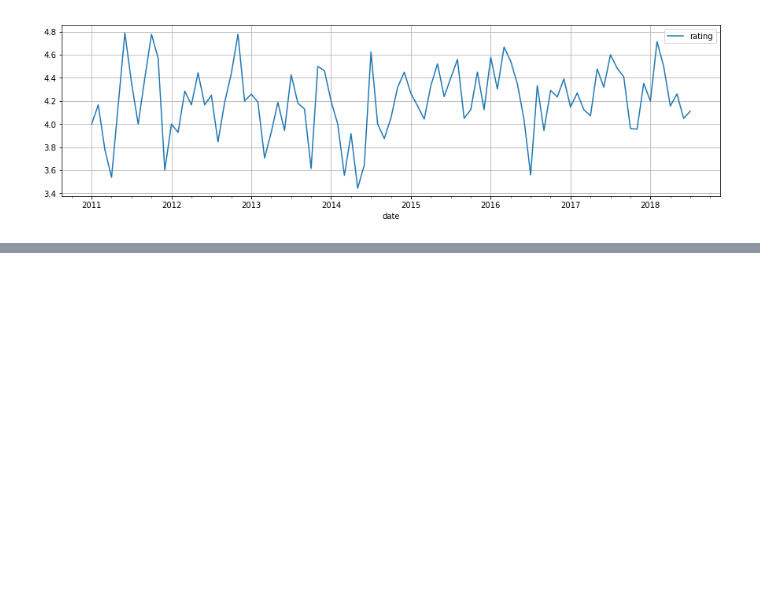
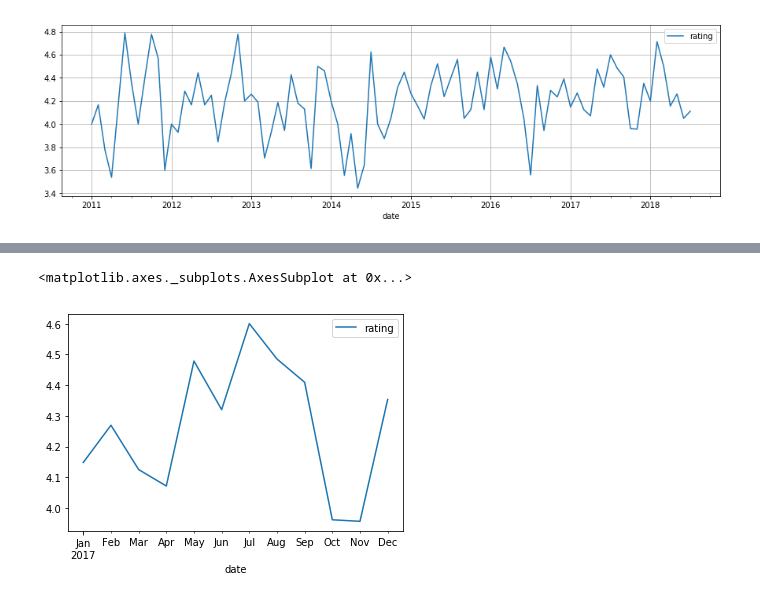
Before and after one commit to Gryazzz/Review, a Jupyter notebook: Analysis.ipynb, the cells around one changed output, grey strips where cells are left out. Cells and saved outputs as stored; diff of their text form; code cells hidden in the pictures; blank space fills up the shorter version.

```diff
--- a/Analysis.ipynb
+++ b/Analysis.ipynb
@@ -160,3 +195,5 @@ result.observed.plot(figsize=(15,4), grid=True)
 # %% [output]
 <matplotlib.axes._subplots.AxesSubplot at 0x...>
 [figure]
+# %%
+df_2017 = df[df['date'].dt.year == 2017]
@@ -162,0 +211,8 @@ result.observed.plot(figsize=(15,4), grid=True)
+# %%
+df2 = df_2017.groupby(pd.Grouper(key='date', freq='1M')).mean()
+df2 = df2[['rating']]
+# %%
+df2.plot()
+# %% [output]
+<matplotlib.axes._subplots.AxesSubplot at 0x...>
+[figure, added]
```
Also changed, not shown: parts of 5 cells of this notebook.
